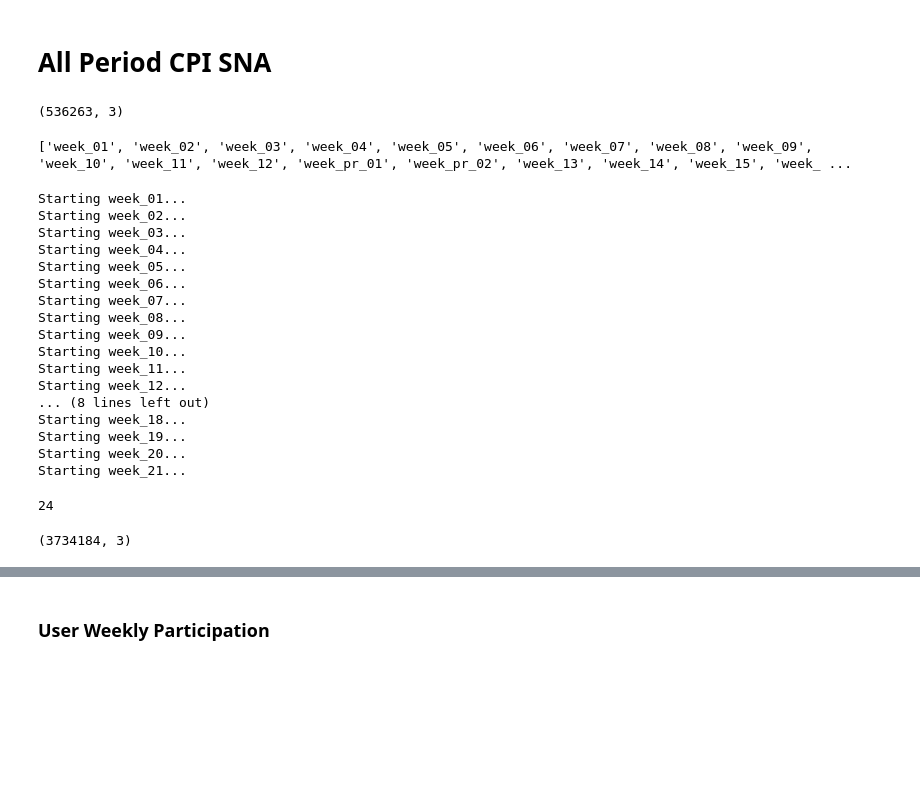
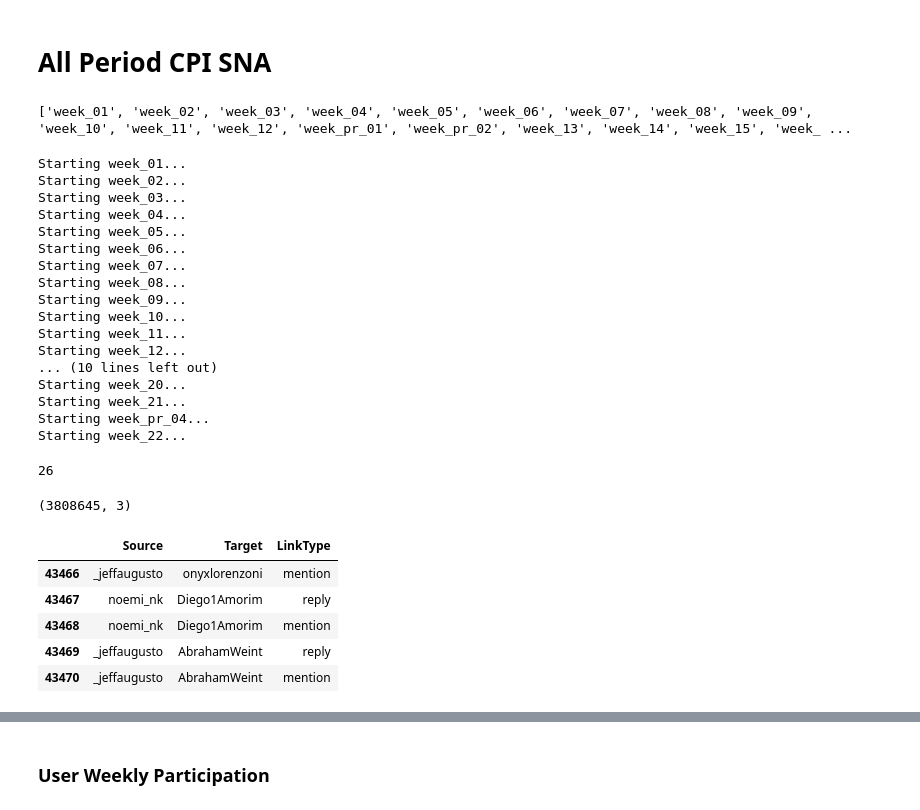
Before and after one commit to lucasraniere/twitter-cpi-case-study, a Jupyter notebook: all_period_sna.ipynb, the cells around one changed output, grey strips where cells are left out. Cells and saved outputs as stored; diff of their text form; code cells hidden in the pictures; blank space fills up the shorter version.

```diff
--- a/all_period_sna.ipynb
+++ b/all_period_sna.ipynb
@@ -8,10 +8,7 @@ import os, datetime
 DATA_PATH_TT = 'data/tweets/'
 DATA_PATH_NT = 'data/networks/'
 
-nodes = pd.read_csv(DATA_PATH_NT+'all_nodes.csv')
-nodes.shape
+nodes_ = pd.read_csv(DATA_PATH_NT+'all_nodes.csv')
-# %% [output]
-(536263, 3)
 # %%
 def create_networks(tweets_df):
     nodes = []
@@ -22,36 +19,37 @@ def create_networks(tweets_df):
         quoted = eval(qrt)
         in_reply = eval(ir)
         mentioned = eval(mu)
-        nodes.append((user['username'], user['displayname'], user['description']))
+        nodes.append((user['username'], user['displayname'], user['description'], user['id']))
         if retweeted:
             if user['username'] != retweeted['user']['username']:
                 edges.append((user['username'], retweeted['user']['username'], 'retweet'))
-                nodes.append((retweeted['user']['username'], retweeted['user']['displayname'], retweeted['user']['description']))
+                nodes.append((retweeted['user']['username'], retweeted['user']['displayname'], retweeted['user']['description'], retweeted['user']['id']))
         if quoted:
             if user['username'] != quoted['user']['username']:
                 edges.append((user['username'], quoted['user']['username'], 'quoted_rt'))
-                nodes.append((quoted['user']['username'], quoted['user']['displayname'], quoted['user']['description']))
+                nodes.append((quoted['user']['username'], quoted['user']['displayname'], quoted['user']['description'], quoted['user']['id']))
         if in_reply:
             if user['username'] != in_reply['username']:
                 edges.append((user['username'], in_reply['username'], 'reply'))
-                nodes.append((in_reply['username'], in_reply['displayname'], in_reply['description']))
+                nodes.append((in_reply['username'], in_reply['displayname'], in_reply['description'], in_reply['id']))
         if mentioned:
             for r_user in mentioned:
                 if user['username'] != r_user['username']:
                     edges.append((user['username'], r_user['username'], 'mention'))
-                    nodes.append((r_user['username'], r_user['displayname'], r_user['description']))
+                    nodes.append((r_user['username'], r_user['displayname'], r_user['description'], r_user['id']))
 
-    nodes_df = pd.DataFrame(nodes, columns=['Id', 'DisplayName', 'Description'])
+    nodes_df = pd.DataFrame(nodes, columns=['Id', 'DisplayName', 'Description', 'TtId'])
     edges_df = pd.DataFrame(edges, columns=['Source', 'Target', 'LinkType'])
-    nodes_df.drop_duplicates(subset=['Id'], keep='last', ignore_index=True, inplace=True)
+    nodes_df.drop_duplicates(subset=['TtId'], keep='last', ignore_index=True, inplace=True)
 
     return nodes_df, edges_df
 
 def df_2_networkx(nodes, edges):
     w_edges = []
     G = nx.DiGraph()
-    for usr, disp_n, desc in nodes.values:
-        G.add_node(str(usr), displayname=str(disp_n), description=str(desc if desc else ''))
+    for usr, disp_n, desc, tt_id in nodes.values:
+        G.add_node(str(usr), displayname=str(disp_n), description=str(desc if desc else ''), tt_id=tt_id)
+        #G.add_node(tt_id, username=str(usr), displayname=str(disp_n), description=str(desc if desc else 'None'))
     edges_tuples = [tuple(x) for x in edges.to_numpy()]
     edges_count = pd.Series(edges_tuples).value_counts()
     for i in range(edges_count.shape[0]):
@@ -75,18 +73,23 @@ week_list.remove('week_pr_02')
 week_list.insert(week_list.index('week_pr_01')+1, 'week_pr_02')
 week_list.remove('week_pr_03')
 week_list.insert(week_list.index('week_17')+1, 'week_pr_03')
+week_list.remove('week_pr_04')
+week_list.insert(week_list.index('week_21')+1, 'week_pr_04')
+#week_list.remove('week_22')
 
 print(week_list)
 # %% [output]
 ['week_01', 'week_02', 'week_03', 'week_04', 'week_05', 'week_06', 'week_07', 'week_08', 'week_09', 'week_10', 'week_11', 'week_12', 'week_pr_01', 'week_pr_02', 'week_13', 'week_14', 'week_15', 'week_ ...
 # %%
 edges_list = []
+#nodes_list = []
 
 for week in week_list:
     print(f'Starting {week}...')
     f_name = [f for f in os.listdir(DATA_PATH_TT+week) if f.startswith('merged_week')][0]
     week_tt_df = pd.read_parquet(DATA_PATH_TT+week+'/'+f_name)
     nodes, edges = create_networks(week_tt_df)
+    #nodes_list.append(nodes)
     edges_list.append(edges)
 # %% [output]
 Starting week_01...
@@ -101,17 +104,26 @@ Starting week_09...
 Starting week_10...
 Starting week_11...
 Starting week_12...
-... (8 lines left out)
-Starting week_18...
-Starting week_19...
+... (10 lines left out)
 Starting week_20...
 Starting week_21...
+Starting week_pr_04...
+Starting week_22...
 # %%
 len(edges_list)
 # %% [output]
-24
+26
 # %%
-edges = pd.concat(edges_list, axis=0)
-edges.shape
+edges_ = pd.concat(edges_list, axis=0)
+edges_.shape
 # %% [output]
-(3734184, 3)
+(3808645, 3)
+# %%
+edges_.tail()
+# %% [output]
+|  | Source | Target | LinkType |
+| 43466 | _jeffaugusto | onyxlorenzoni | mention |
+| 43467 | noemi_nk | Diego1Amorim | reply |
+| 43468 | noemi_nk | Diego1Amorim | mention |
+| 43469 | _jeffaugusto | AbrahamWeint | reply |
+| 43470 | _jeffaugusto | AbrahamWeint | mention |
```
Also changed, not shown: parts of 22 cells of this notebook, 14 other files.
